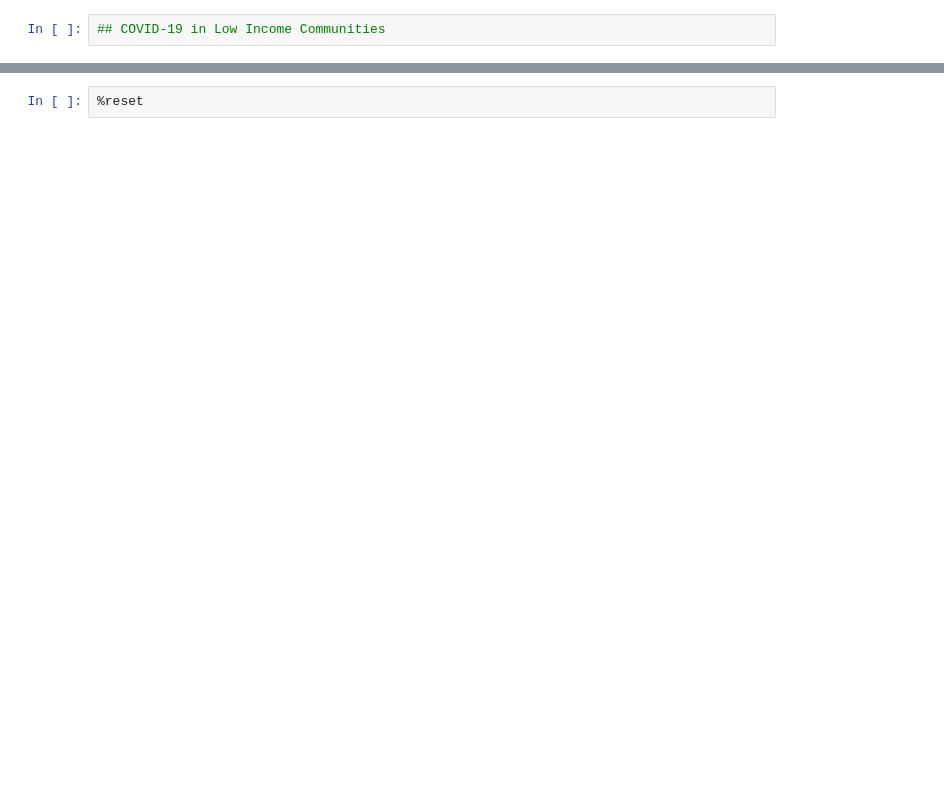
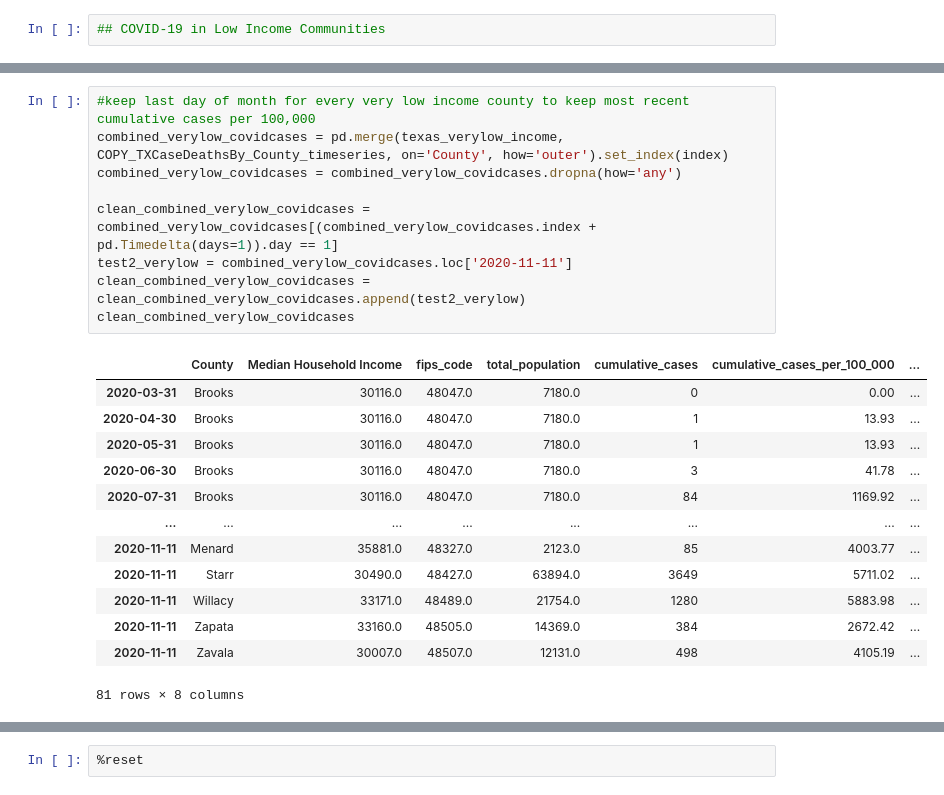
Before and after one commit to inkosi-codes/Covid-19-and-Low-Income-Communities, a Jupyter notebook: src/Covid_and_low_income_communities.ipynb, the cells around one changed output, grey strips where cells are left out. Cells and saved outputs as stored; diff of their text form; blank space fills up the shorter version.

```diff
--- a/src/Covid_and_low_income_communities.ipynb
+++ b/src/Covid_and_low_income_communities.ipynb
@@ -322,0 +337,23 @@ ValueError: shape mismatch: objects cannot be broadcast to a single shape
+# %%
+#keep last day of month for every very low income county to keep most recent cumulative cases per 100,000
+combined_verylow_covidcases = pd.merge(texas_verylow_income, COPY_TXCaseDeathsBy_County_timeseries, on='County', how='outer').set_index(index)
+combined_verylow_covidcases = combined_verylow_covidcases.dropna(how='any')
+
+clean_combined_verylow_covidcases = combined_verylow_covidcases[(combined_verylow_covidcases.index + pd.Timedelta(days=1)).day == 1]
+test2_verylow = combined_verylow_covidcases.loc['2020-11-11']
+clean_combined_verylow_covidcases = clean_combined_verylow_covidcases.append(test2_verylow)
+clean_combined_verylow_covidcases
+# %% [output]
+|  | County | Median Household Income | fips_code | total_population | cumulative_cases | cumulative_cases_per_100_000 | ... |
+| 2020-03-31 | Brooks | 30116.0 | 48047.0 | 7180.0 | 0 | 0.00 | ... |
+| 2020-04-30 | Brooks | 30116.0 | 48047.0 | 7180.0 | 1 | 13.93 | ... |
+| 2020-05-31 | Brooks | 30116.0 | 48047.0 | 7180.0 | 1 | 13.93 | ... |
+| 2020-06-30 | Brooks | 30116.0 | 48047.0 | 7180.0 | 3 | 41.78 | ... |
+| 2020-07-31 | Brooks | 30116.0 | 48047.0 | 7180.0 | 84 | 1169.92 | ... |
+| ... | ... | ... | ... | ... | ... | ... | ... |
+| 2020-11-11 | Menard | 35881.0 | 48327.0 | 2123.0 | 85 | 4003.77 | ... |
+| 2020-11-11 | Starr | 30490.0 | 48427.0 | 63894.0 | 3649 | 5711.02 | ... |
+| 2020-11-11 | Willacy | 33171.0 | 48489.0 | 21754.0 | 1280 | 5883.98 | ... |
+| 2020-11-11 | Zapata | 33160.0 | 48505.0 | 14369.0 | 384 | 2672.42 | ... |
+| 2020-11-11 | Zavala | 30007.0 | 48507.0 | 12131.0 | 498 | 4105.19 | ... |
+81 rows × 8 columns
```
Also changed, not shown: parts of 9 cells of this notebook.
